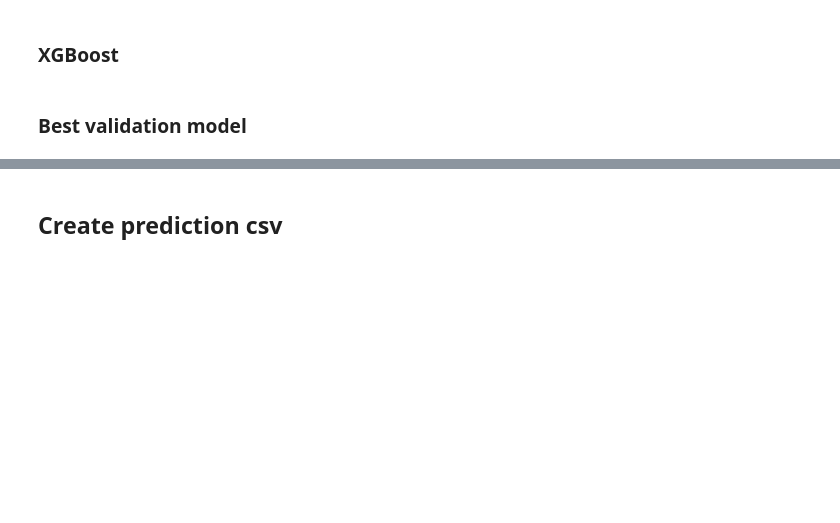
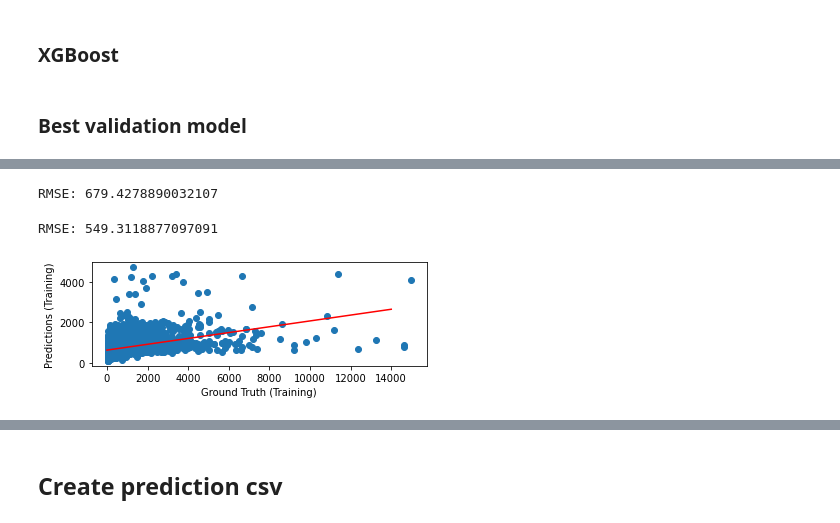
Before and after one commit to benjxia/CSE-151B-KAGGLE, a Jupyter notebook: combination/trig_xgboost_only.ipynb, the cells around one changed output, grey strips where cells are left out. Drawn from its saved outputs; the diff is of its cells as text; code cells hidden in the pictures; blank space fills up the shorter version.

```diff
--- a/combination/trig_xgboost_only.ipynb
+++ b/combination/trig_xgboost_only.ipynb
@@ -152,9 +76,0 @@ RMSE: 575.9377747976464
-# %%
-xgb_t = xgb.XGBRegressor(tree_method="gpu_hist",
-                            booster="dart",
-                            n_estimators=4,
-#                             max_depth=10,
-                            enable_categorical=True)
-xgb_t.fit(train, train_label)
-preds_xgbt = xgb_t.predict(df_test)
-score(xgb_t)
@@ -238,3 +76,0 @@ RMSE: 755.8253364955112
-# %%
-random_forest = ensemble.RandomForestRegressor(n_estimators=200, n_jobs=2, max_depth=5)
-random_forest.fit(train, train_label)
@@ -273,0 +77,30 @@ plt.show()
+# %%
+xgb_w = xgb.XGBRegressor(tree_method="gpu_hist",
+                            booster="dart",
+                            n_estimators=100,
+                            enable_categorical=True,
+                            max_cat_to_onehot=100,
+                            objective="reg:gamma")
+xgb_w.fit(train[['ORIGIN_CALL', 'ORIGIN_STAND', 'TAXI_ID', 'START_LONG', 'START_LAT',
+       'A', 'B', 'C', 'YEAR', 'WK_OF_YR', 'WK_DAY', 'MONTH', 'DAY', 'HR',
+       'DIST', 'WK_OF_YR_SIN', 'WK_OF_YR_COS', 'WK_DAY_SIN', 'WK_DAY_COS',
+       'MONTH_SIN', 'MONTH_COS', 'DAY_SIN', 'DAY_COS', 'HR_SIN', 'HR_COS']], train["TARGET"], sample_weight=train["TARGET"])
+preds_xgbw = xgb_w.predict(df_test)
+score(xgb_w)
+# %% [output]
+RMSE: 679.4278890032107
+# %%
+xgb_u = xgb.XGBRegressor(tree_method="gpu_hist",
+                            booster="dart",
+                            n_estimators=100,
+                            enable_categorical=True,
+                            max_cat_to_onehot=100,
+                            objective="reg:gamma")
+xgb_u.fit(train[['ORIGIN_CALL', 'ORIGIN_STAND', 'TAXI_ID', 'START_LONG', 'START_LAT',
+       'A', 'B', 'C', 'YEAR', 'WK_OF_YR', 'WK_DAY', 'MONTH', 'DAY', 'HR',
+       'DIST', 'WK_OF_YR_SIN', 'WK_OF_YR_COS', 'WK_DAY_SIN', 'WK_DAY_COS',
+       'MONTH_SIN', 'MONTH_COS', 'DAY_SIN', 'DAY_COS', 'HR_SIN', 'HR_COS']], train["TARGET"])
+preds_xgbu = xgb_u.predict(df_test)
+score(xgb_u)
+# %% [output]
+RMSE: 549.3118877097091
@@ -273,0 +190,17 @@ plt.show()
+# %%
+train_sample = train.sample(n=20000)
+plt.gca().set_aspect('equal')
+preds_t_xgbu = xgb_u.predict(train_sample[['ORIGIN_CALL', 'ORIGIN_STAND', 'TAXI_ID', 'START_LONG', 'START_LAT',
+       'A', 'B', 'C', 'YEAR', 'WK_OF_YR', 'WK_DAY', 'MONTH', 'DAY', 'HR',
+       'DIST', 'WK_OF_YR_SIN', 'WK_OF_YR_COS', 'WK_DAY_SIN', 'WK_DAY_COS',
+       'MONTH_SIN', 'MONTH_COS', 'DAY_SIN', 'DAY_COS', 'HR_SIN', 'HR_COS']])
+line = LinearRegression()
+line.fit(train_sample["TARGET"].to_numpy().reshape(-1, 1), preds_t_xgbu)
+
+plt.plot(np.arange(0, 14000), line.predict(np.arange(0, 14000).reshape(-1,1)), color="red")
+plt.scatter(train_sample["TARGET"], preds_t_xgbu)
+plt.xlabel("Ground Truth (Training)")
+plt.ylabel("Predictions (Training)")
+plt.show()
+# %% [output]
+[figure, added]
```
Also changed, not shown: parts of 47 cells of this notebook.
